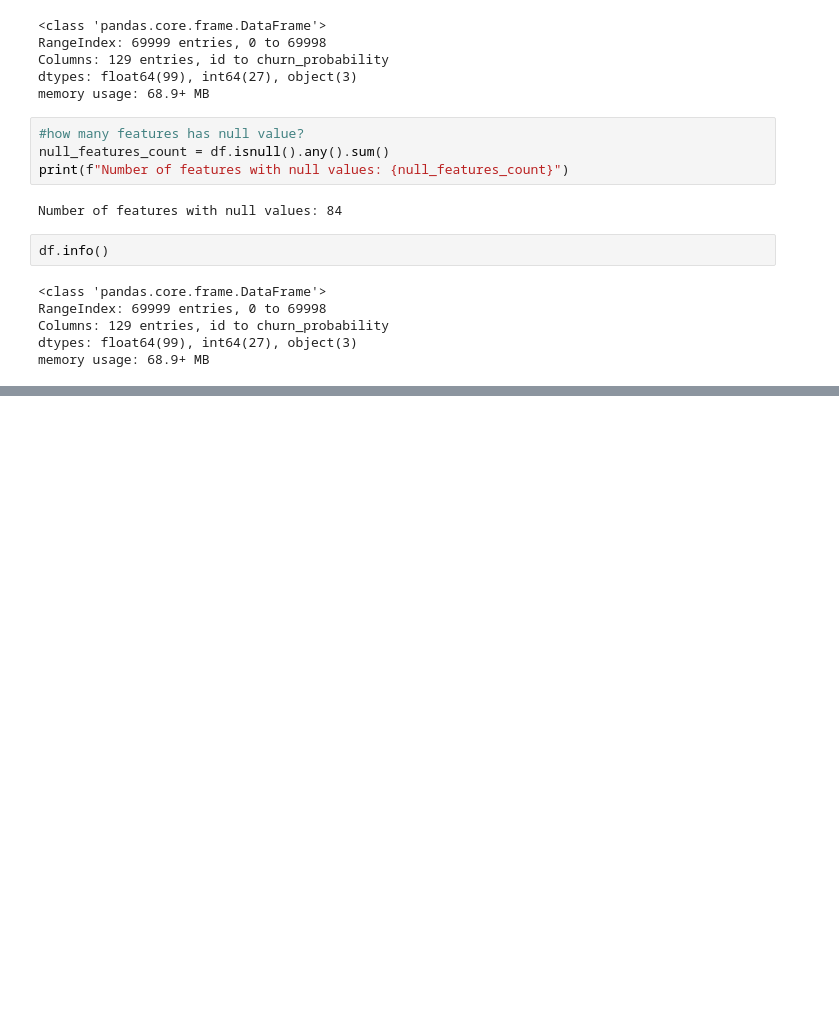
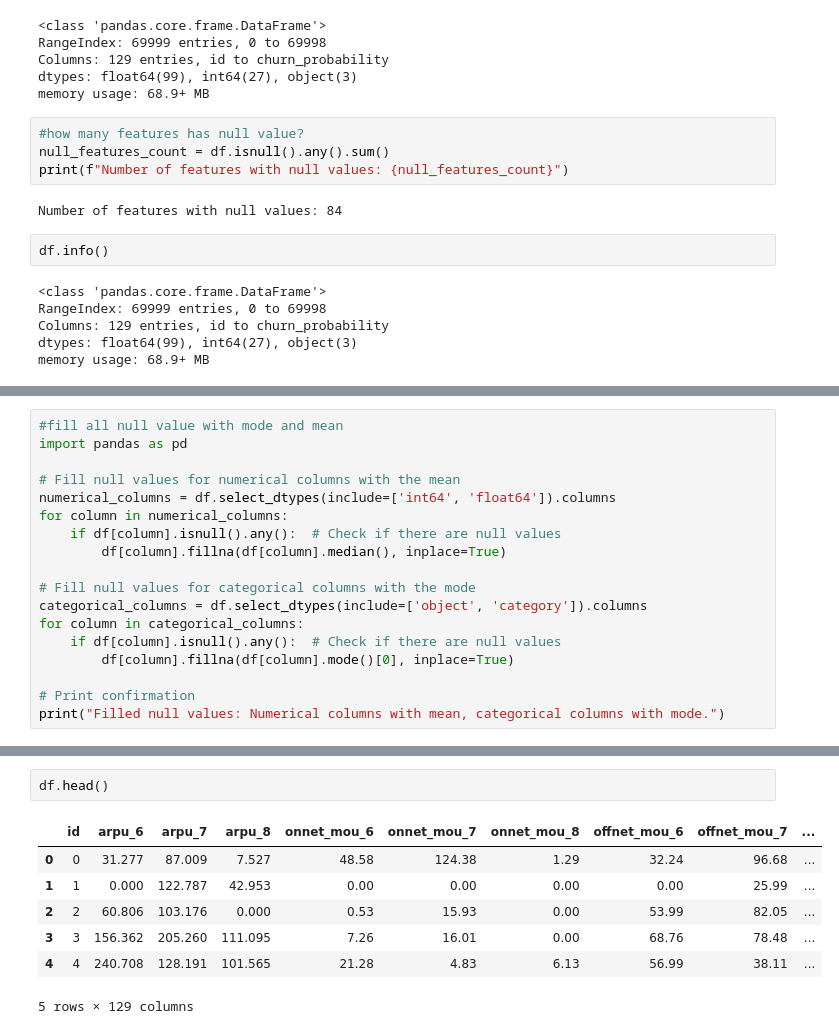
Before and after one commit to Vinaybora/Telecom-Churn-Prediction, a Jupyter notebook: eda.ipynb, the cells around one changed output, grey strips where cells are left out. Saved outputs shown, nothing was run; the diff lists cells and outputs as text; blank space fills up the shorter version.

Commit message:
handled null values,removed outliers using IQR

```diff
--- a/eda.ipynb
+++ b/eda.ipynb
@@ -85,0 +122,18 @@ memory usage: 68.9+ MB
+# %%
+#fill all null value with mode and mean
+import pandas as pd
+
+# Fill null values for numerical columns with the mean
+numerical_columns = df.select_dtypes(include=['int64', 'float64']).columns
+for column in numerical_columns:
+    if df[column].isnull().any():  # Check if there are null values
+        df[column].fillna(df[column].median(), inplace=True)
+
+# Fill null values for categorical columns with the mode
+categorical_columns = df.select_dtypes(include=['object', 'category']).columns
+for column in categorical_columns:
+    if df[column].isnull().any():  # Check if there are null values
+        df[column].fillna(df[column].mode()[0], inplace=True)
+
+# Print confirmation
+print("Filled null values: Numerical columns with mean, categorical columns with mode.")
@@ -85,0 +159,10 @@ memory usage: 68.9+ MB
+# %%
+df.head()
+# %% [output]
+|  | id | arpu_6 | arpu_7 | arpu_8 | onnet_mou_6 | onnet_mou_7 | onnet_mou_8 | offnet_mou_6 | offnet_mou_7 | ... |
+| 0 | 0 | 31.277 | 87.009 | 7.527 | 48.58 | 124.38 | 1.29 | 32.24 | 96.68 | ... |
+| 1 | 1 | 0.000 | 122.787 | 42.953 | 0.00 | 0.00 | 0.00 | 0.00 | 25.99 | ... |
+| 2 | 2 | 60.806 | 103.176 | 0.000 | 0.53 | 15.93 | 0.00 | 53.99 | 82.05 | ... |
+| 3 | 3 | 156.362 | 205.260 | 111.095 | 7.26 | 16.01 | 0.00 | 68.76 | 78.48 | ... |
+| 4 | 4 | 240.708 | 128.191 | 101.565 | 21.28 | 4.83 | 6.13 | 56.99 | 38.11 | ... |
+5 rows × 129 columns
```
Also changed, not shown: parts of 6 cells of this notebook.
